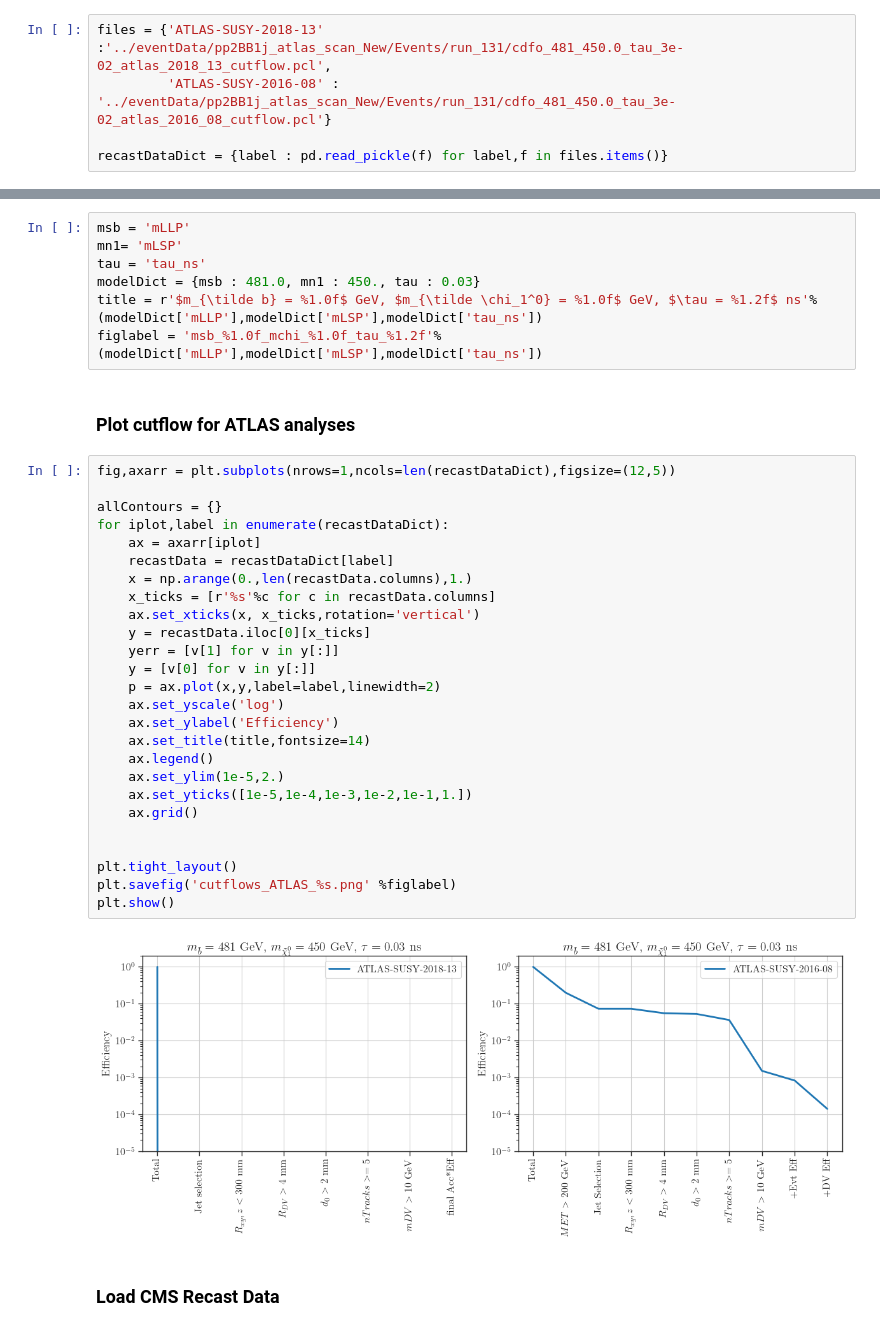
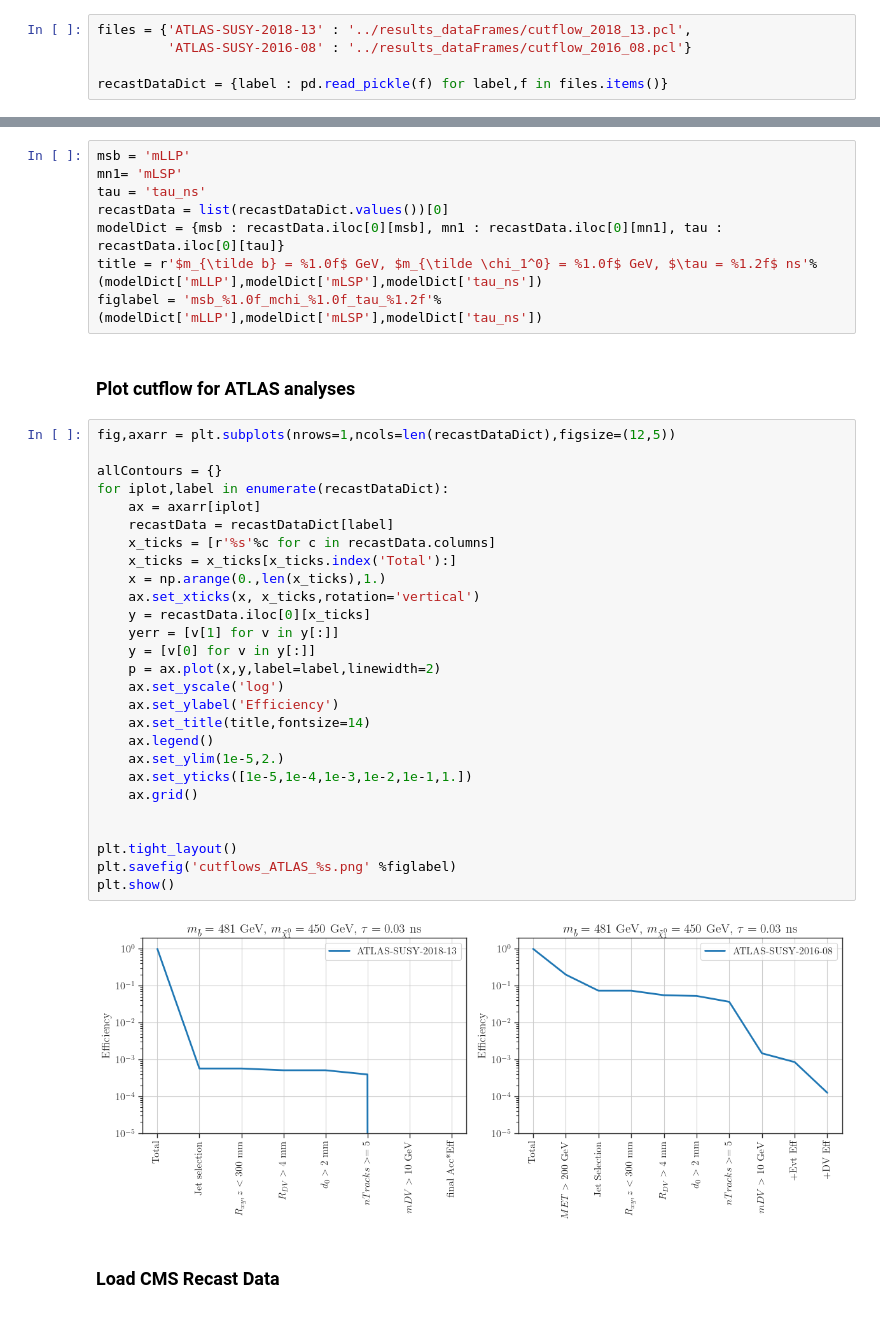
Before and after one commit to andlessa/LLP-CDFO, a Jupyter notebook: plotting/plots-CutFlow.ipynb, the cells around one changed output, grey strips where cells are left out. Cells and saved outputs as stored; diff of their text form.

Commit message:
Added cutflows

```diff
--- a/plotting/plots-CutFlow.ipynb
+++ b/plotting/plots-CutFlow.ipynb
@@ -28,8 +28,8 @@ cm = plt.colormaps['RdYlBu']
 # %% [markdown]
 ### Load ATLAS Recast Data
 # %%
-files = {'ATLAS-SUSY-2018-13' :'../eventData/pp2BB1j_atlas_scan_New/Events/run_131/cdfo_481_450.0_tau_3e-02_atlas_2018_13_cutflow.pcl',
-         'ATLAS-SUSY-2016-08' : '../eventData/pp2BB1j_atlas_scan_New/Events/run_131/cdfo_481_450.0_tau_3e-02_atlas_2016_08_cutflow.pcl'}
+files = {'ATLAS-SUSY-2018-13' : '../results_dataFrames/cutflow_2018_13.pcl',
+         'ATLAS-SUSY-2016-08' : '../results_dataFrames/cutflow_2016_08.pcl'}
 
 recastDataDict = {label : pd.read_pickle(f) for label,f in files.items()}
 # %% [markdown]
@@ -38,7 +38,8 @@ recastDataDict = {label : pd.read_pickle(f) for label,f in files.items()}
 msb = 'mLLP'
 mn1= 'mLSP'
 tau = 'tau_ns'
-modelDict = {msb : 481.0, mn1 : 450., tau : 0.03}
+recastData = list(recastDataDict.values())[0]
+modelDict = {msb : recastData.iloc[0][msb], mn1 : recastData.iloc[0][mn1], tau : recastData.iloc[0][tau]}
 title = r'$m_{\tilde b} = %1.0f$ GeV, $m_{\tilde \chi_1^0} = %1.0f$ GeV, $\tau = %1.2f$ ns'%(modelDict['mLLP'],modelDict['mLSP'],modelDict['tau_ns'])
 figlabel = 'msb_%1.0f_mchi_%1.0f_tau_%1.2f'%(modelDict['mLLP'],modelDict['mLSP'],modelDict['tau_ns'])
 # %% [markdown]
@@ -46,31 +47,32 @@ figlabel = 'msb_%1.0f_mchi_%1.0f_tau_%1.2f'%(modelDict['mLLP'],modelDict['mLSP']
 # %%
 fig,axarr = plt.subplots(nrows=1,ncols=len(recastDataDict),figsize=(12,5))
 
 allContours = {}
 for iplot,label in enumerate(recastDataDict):
     ax = axarr[iplot]
     recastData = recastDataDict[label]
-    x = np.arange(0.,len(recastData.columns),1.)
     x_ticks = [r'%s'%c for c in recastData.columns]
+    x_ticks = x_ticks[x_ticks.index('Total'):]
+    x = np.arange(0.,len(x_ticks),1.)
     ax.set_xticks(x, x_ticks,rotation='vertical')
     y = recastData.iloc[0][x_ticks]
     yerr = [v[1] for v in y[:]]
     y = [v[0] for v in y[:]]
     p = ax.plot(x,y,label=label,linewidth=2)
     ax.set_yscale('log')
     ax.set_ylabel('Efficiency')
     ax.set_title(title,fontsize=14)
     ax.legend()
     ax.set_ylim(1e-5,2.)
     ax.set_yticks([1e-5,1e-4,1e-3,1e-2,1e-1,1.])
     ax.grid()
 
 
 plt.tight_layout()
 plt.savefig('cutflows_ATLAS_%s.png' %figlabel)
 plt.show()
 # %% [output]
-[figure, old version]
+[figure, new version]
 # %% [markdown]
 ### Load CMS Recast Data
 # %%
```
Also changed, not shown: parts of 2 cells of this notebook, 10 other files.
